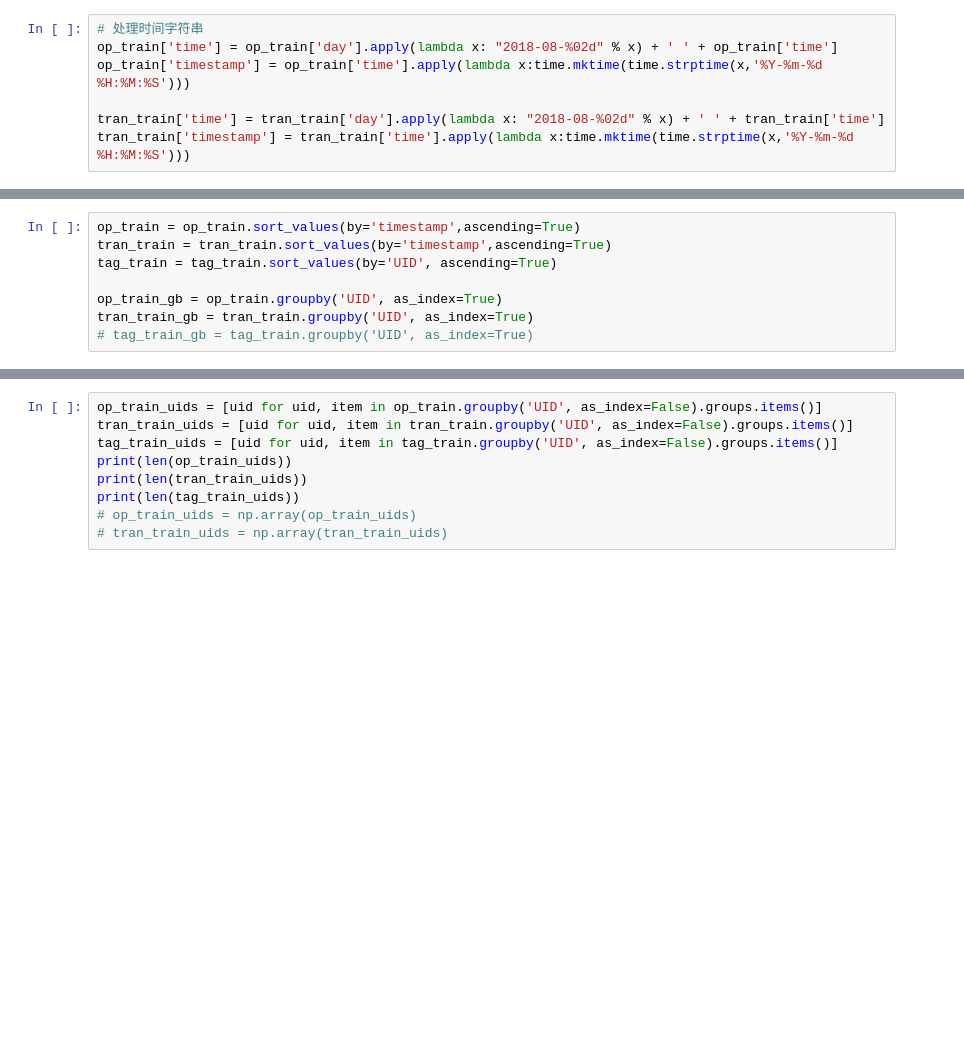
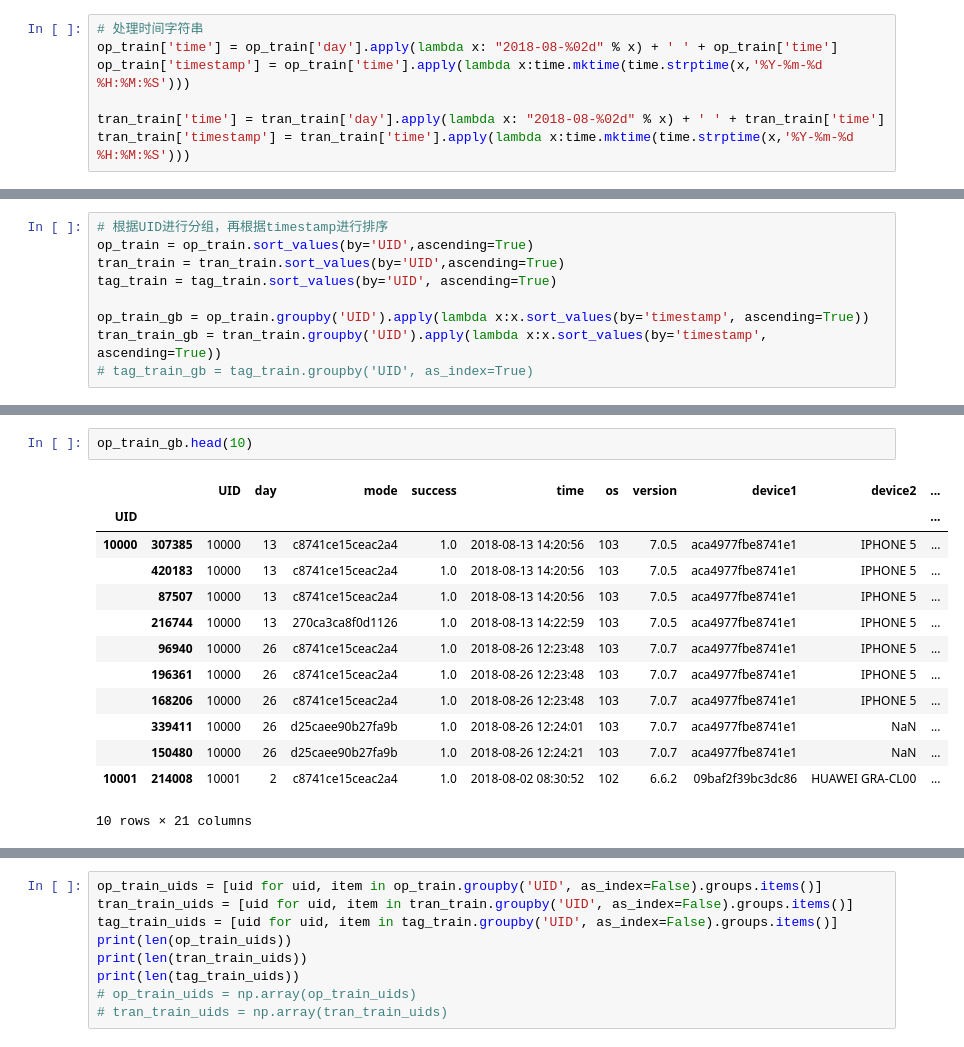
Before and after one commit to alexliu2360/dc_xjf, a Jupyter notebook: baseline.ipynb, the cells around one changed output, grey strips where cells are left out. Drawn from its saved outputs; the diff is of its cells as text; blank space fills up the shorter version.

```diff
--- a/baseline.ipynb
+++ b/baseline.ipynb
@@ -66,8 +46,9 @@ tran_train.head()
 # %%
-op_train = op_train.sort_values(by='timestamp',ascending=True)
-tran_train = tran_train.sort_values(by='timestamp',ascending=True)
+# 根据UID进行分组，再根据timestamp进行排序
+op_train = op_train.sort_values(by='UID',ascending=True)
+tran_train = tran_train.sort_values(by='UID',ascending=True)
 tag_train = tag_train.sort_values(by='UID', ascending=True)
 
-op_train_gb = op_train.groupby('UID', as_index=True)
-tran_train_gb = tran_train.groupby('UID', as_index=True)
+op_train_gb = op_train.groupby('UID').apply(lambda x:x.sort_values(by='timestamp', ascending=True))
+tran_train_gb = tran_train.groupby('UID').apply(lambda x:x.sort_values(by='timestamp', ascending=True))
 # tag_train_gb = tag_train.groupby('UID', as_index=True)
@@ -132,0 +55,16 @@ tran_train[tran_train['UID'] == 64478]
+# %%
+op_train_gb.head(10)
+# %% [output]
+|  |  | UID | day | mode | success | time | os | version | device1 | device2 | ... |
+| UID |  |  |  |  |  |  |  |  |  |  | ... |
+| 10000 | 307385 | 10000 | 13 | c8741ce15ceac2a4 | 1.0 | 2018-08-13 14:20:56 | 103 | 7.0.5 | aca4977fbe8741e1 | IPHONE 5 | ... |
+|  | 420183 | 10000 | 13 | c8741ce15ceac2a4 | 1.0 | 2018-08-13 14:20:56 | 103 | 7.0.5 | aca4977fbe8741e1 | IPHONE 5 | ... |
+|  | 87507 | 10000 | 13 | c8741ce15ceac2a4 | 1.0 | 2018-08-13 14:20:56 | 103 | 7.0.5 | aca4977fbe8741e1 | IPHONE 5 | ... |
+|  | 216744 | 10000 | 13 | 270ca3ca8f0d1126 | 1.0 | 2018-08-13 14:22:59 | 103 | 7.0.5 | aca4977fbe8741e1 | IPHONE 5 | ... |
+|  | 96940 | 10000 | 26 | c8741ce15ceac2a4 | 1.0 | 2018-08-26 12:23:48 | 103 | 7.0.7 | aca4977fbe8741e1 | IPHONE 5 | ... |
+|  | 196361 | 10000 | 26 | c8741ce15ceac2a4 | 1.0 | 2018-08-26 12:23:48 | 103 | 7.0.7 | aca4977fbe8741e1 | IPHONE 5 | ... |
+|  | 168206 | 10000 | 26 | c8741ce15ceac2a4 | 1.0 | 2018-08-26 12:23:48 | 103 | 7.0.7 | aca4977fbe8741e1 | IPHONE 5 | ... |
+|  | 339411 | 10000 | 26 | d25caee90b27fa9b | 1.0 | 2018-08-26 12:24:01 | 103 | 7.0.7 | aca4977fbe8741e1 | NaN | ... |
+|  | 150480 | 10000 | 26 | d25caee90b27fa9b | 1.0 | 2018-08-26 12:24:21 | 103 | 7.0.7 | aca4977fbe8741e1 | NaN | ... |
+| 10001 | 214008 | 10001 | 2 | c8741ce15ceac2a4 | 1.0 | 2018-08-02 08:30:52 | 102 | 6.6.2 | 09baf2f39bc3dc86 | HUAWEI GRA-CL00 | ... |
+10 rows × 21 columns
```
Also changed, not shown: parts of 7 cells of this notebook.
